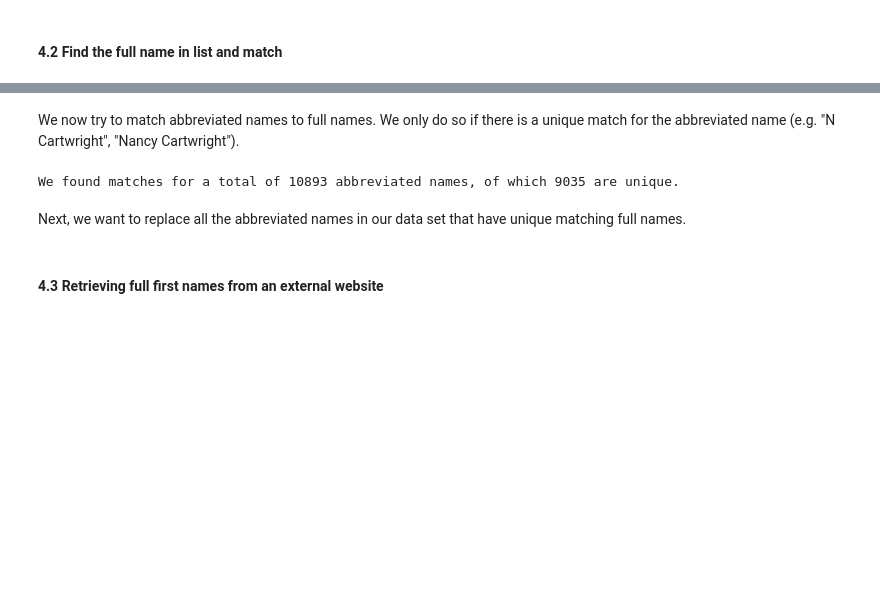
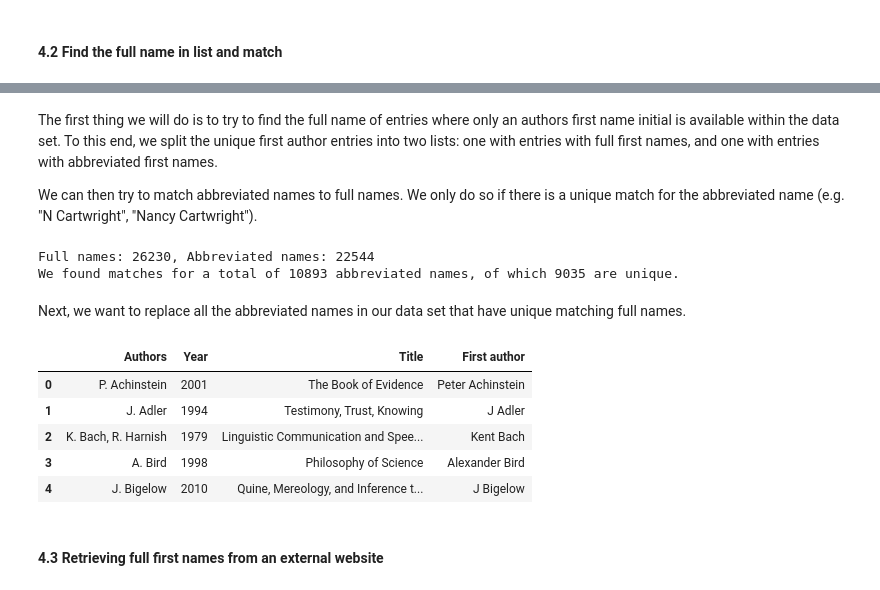
Before and after one commit to fabianbeigang/SEP, a Jupyter notebook: SEP_data_preprocessing_cleaning.ipynb, the cells around one changed output, grey strips where cells are left out. Drawn from its saved outputs; the diff is of its cells as text; code cells hidden in the pictures; blank space fills up the shorter version.

```diff
--- a/SEP_data_preprocessing_cleaning.ipynb
+++ b/SEP_data_preprocessing_cleaning.ipynb
@@ -284,51 +283,39 @@ Full names: 26230, Abbreviated names: 22545
 # %% [markdown]
-We now try to match abbreviated names to full names. We only do so if there is a unique match for the abbreviated name (e.g. "N Cartwright", "Nancy Cartwright").
+The first thing we will do is to try to find the full name of entries where only an authors first name initial is available within the data set. To this end, we split the unique first author entries into two lists: one with entries with full first names, and one with entries with abbreviated first names.
+
+We can then try to match abbreviated names to full names. We only do so if there is a unique match for the abbreviated name (e.g. "N Cartwright", "Nancy Cartwright").
-# %%
-# Initialize a list to store matches in
-matches = []
-
-# Iterate through abbreviated names
-for name in abr_names:
-    # extract first letter of first name and last name
-    initial = name[0]
-    last_name = name.split(" ")[-1]
-    # Boolean flag to indicate whether there is a unique match
-    matches_temp = []
-    # Iterate through full name list
-    for full_name in full_names:
-        initial_f = full_name[0]
-        last_name_f = full_name.split(" ")[-1]
-        # Match if it's the same initial, same last name (+ add that first name has to have at least two letters without )
-        if initial==initial_f and last_name==last_name_f:
-            #print(f"Abbreviated: {name}, Full: {full_name}")
-            matches_temp.append(full_name)
-    # If there are any specific matches, append to match list
-    if matches_temp:
-        matches.append([name, matches_temp])
-
-# Find unique matches among all matches
-unique_matches = [match for match in matches if len(match[1])==1]
-
-print(f"We found matches for a total of {len(matches)} abbreviated names, of which {len(unique_matches)} are unique.")
-# %% [output]
-We found matches for a total of 10893 abbreviated names, of which 9035 are unique.
+# %%
+# Get the list of unique "First author" entries
+unique_names = df['First author'].unique()
+
+# Split the unique author names into abbreviated names (e.g. L Bovens) and full names (e.g. Luc Bovens)
+full_names, abr_names = sort_names(unique_names)
+print(f"Full names: {len(full_names)}, Abbreviated names: {len(abr_names)}")
+
+# Match abbreviated names to corresponding full names
+matches = get_matches(full_names, abr_names)
+
+# Find unique matches among all matches
+unique_matches = [match for match in matches if len(match[1])==1]
+print(f"We found matches for a total of {len(matches)} abbreviated names, of which {len(unique_matches)} are unique.")
+# %% [output]
+Full names: 26230, Abbreviated names: 22544
+We found matches for a total of 10893 abbreviated names, of which 9035 are unique.
 # %% [markdown]
 Next, we want to replace all the abbreviated names in our data set that have unique matching full names.
 # %%
 # Define a function which takes as input an abbreviated name and returns a full name if a unique match is available
 # and the initial name otherwise
-def get_full_name(name):
-    # Check whether name is an abbreviated name
-    if name.split(" ")[0].isupper():
-        # Check whether there's a unique match
-        for unique_match in unique_matches:
-            # If the name matches, return that name
-            if name==unique_match[0]:
-                return unique_match[1][0]
-    return name
 
-df["First author"] = df["First author"].apply(lambda x: get_full_name(x))
+df["First author"] = df["First author"].apply(lambda x: get_full_name(x, unique_matches))
 df.head()
+# %% [output]
+|  | Authors | Year | Title | First author |
+| 0 | P. Achinstein | 2001 | The Book of Evidence | Peter Achinstein |
+| 1 | J. Adler | 1994 | Testimony, Trust, Knowing | J Adler |
+| 2 | K. Bach, R. Harnish | 1979 | Linguistic Communication and Spee... | Kent Bach |
+| 3 | A. Bird | 1998 | Philosophy of Science | Alexander Bird |
+| 4 | J. Bigelow | 2010 | Quine, Mereology, and Inference t... | J Bigelow |
 # %% [markdown]
 #### 4.3 Retrieving full first names from an external website
 # %% [markdown]
```
Also changed, not shown: parts of 37 cells of this notebook, 1 other file.
